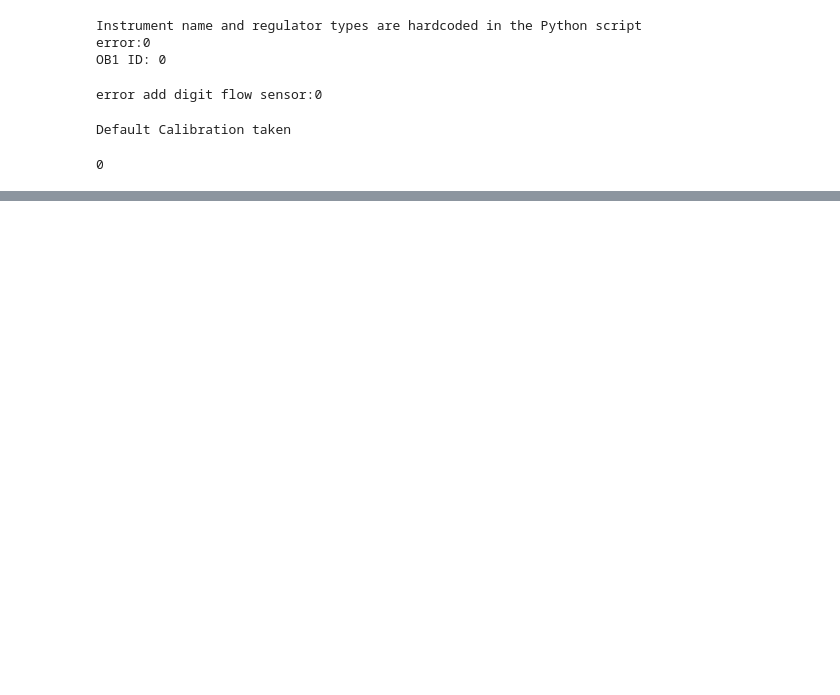
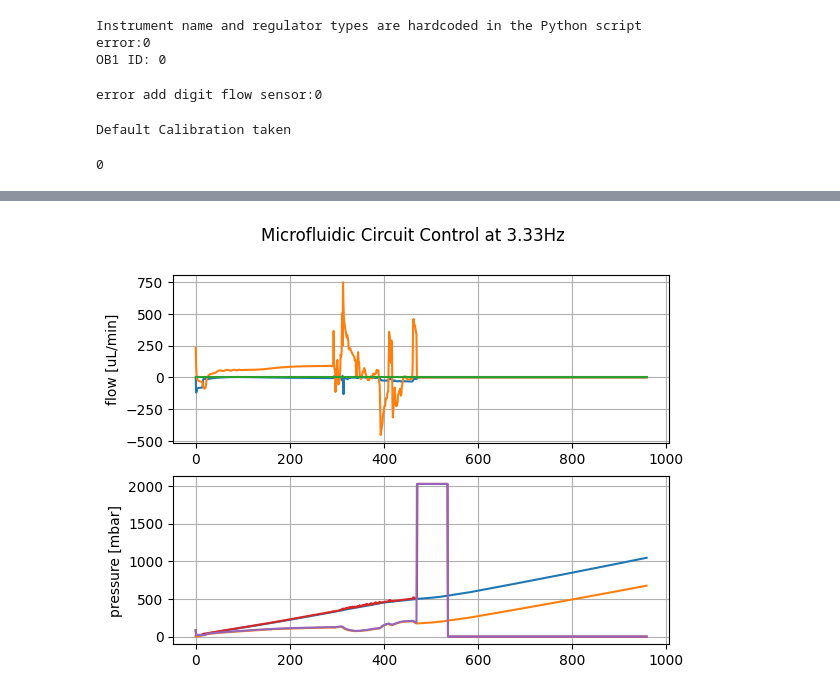
Before and after one commit to bdigg/auto-LNP, a Jupyter notebook: pumptest.ipynb, the cells around one changed output, grey strips where cells are left out. Drawn from its saved outputs; the diff is of its cells as text; code cells hidden in the pictures; blank space fills up the shorter version.

```diff
--- a/pumptest.ipynb
+++ b/pumptest.ipynb
@@ -233,0 +241,95 @@ Text(0, 0.5, 'pressure [mbar]')
+# %%
+#
+
+period = 0.3
+experiment_t = 60
+start_t = time.time()
+last_t = start_t
+active_channels = [1,2]
+eqb_d = 10
+col_t = 0
+K_p = [0.05,0.05] #Tune the proportional component
+K_i = 0.035 #Tune the integral component
+FlowScale = [100,30,50,80,100]
+
+flow_list, fr, pr_control, cont_pressure_list, real_pressure_list = [[],[],[],[]],[[],[],[],[]],[0,0,0,0],[[],[],[],[]],[[],[],[],[]]
+I = [0,0,0,0]
+active_t = 120
+
+
+for flow in FlowScale:
+    print("\n\nSet Flow rate",flow,"\n\n")
+    start_t = time.time()
+    last_t = start_t
+    collection = False
+    active_t = 120
+    t = 0
+    fr_perc_error = [[],[],[],[]]
+    while True:
+        for i, channel in enumerate(active_channels):
+            #Read Flow Rate
+            fr[i] = get_sensor_data(channel)[0]
+            flow_list[i].append(fr[i])
+            fr_error = fr[i]-flow
+            fr_perc_error[i].append(abs(fr_error/flow))
+            #Read Pressure
+            pr = get_pressure_data(channel)[0]
+            real_pressure_list[i].append(pr)
+            #Calculate Correction
+            I[i] = I[i] + K_i*fr_error*(period)
+            adjustment =  fr_error*K_p[i] + I[i]
+            pr_control[i] = pr_control[i] - adjustment
+            cont_pressure_list[i].append(pr_control[i])
+            set_pressure(channel,pr_control[i])
+        fr[2] = get_sensor_data(3)[0]
+        flow_list[2].append(fr[2])
+        print("Ch1-FR {:.2f}".format(fr[0]),"Ch2-FR {:.2f}".format(fr[1]),"Ch3-FR {:.2f}".format(fr[2]))
+
+        if t > eqb_d*2:
+            #print(np.max((fr_perc_error[i])[(t-eqb_d*2):t]))
+            if np.max((fr_perc_error[i])[(t-eqb_d*2):t]) < 0.1 and collection == False:
+                print(np.max((fr_perc_error[i])[(t-eqb_d*2):t]))
+                print("Equilibriation time ",t/2,"s")
+                print("Beginning Collection\n\n\n")
+                #Move to well position
+                collection = True
+                start_t = time.time()
+                active_t = col_t
+            elif np.max((fr_perc_error[i])[(t-eqb_d*2):t]) > 0.1 and collection == True:
+                print("Flow rate condition fail")
+
+        if (time.time() - start_t) > active_t:
+            break
+        # Wait until desired period time
+        sleep_t = period - (time.time() - last_t)
+        if sleep_t > 0:
+            time.sleep( sleep_t )
+        last_t = time.time() # And update the last time
+        t = t+1
+
+
+set_pressure(1,0)
+set_pressure(2,0)
+print(flow_list)
+print(cont_pressure_list)
+print(real_pressure_list,"\n")
+
+
+plt.rcParams['axes.grid'] = True
+fig=plt.figure()
+fig.suptitle("Microfluidic Circuit Control at {0:.2f}Hz".format(1/period))
+plt.subplot(2,1,1)
+plt.plot(flow_list[0])
+plt.plot(flow_list[1])
+plt.plot(flow_list[2])
+plt.ylabel('flow [uL/min]')
+plt.subplot(2,1,2)
+plt.plot(cont_pressure_list[0])
+plt.plot(cont_pressure_list[1])
+plt.plot(cont_pressure_list[2])
+plt.plot(real_pressure_list[0])
+plt.plot(real_pressure_list[1])
+plt.plot(real_pressure_list[2])
+plt.ylabel('pressure [mbar]')
+plt.show()
+# %% [output]
@@ -234 +353,2 @@ Text(0, 0.5, 'pressure [mbar]')
+[figure, added]
 # %%
```
Also changed, not shown: parts of 13 cells of this notebook, 5 other files.
